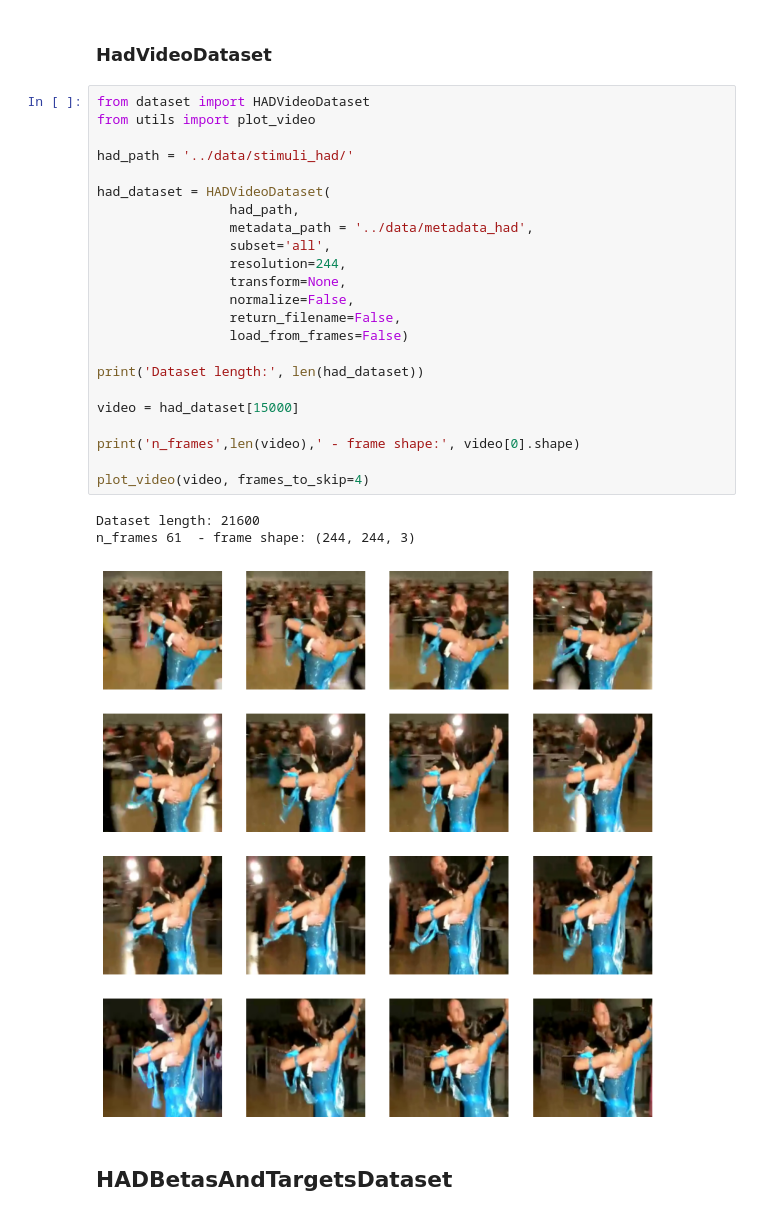
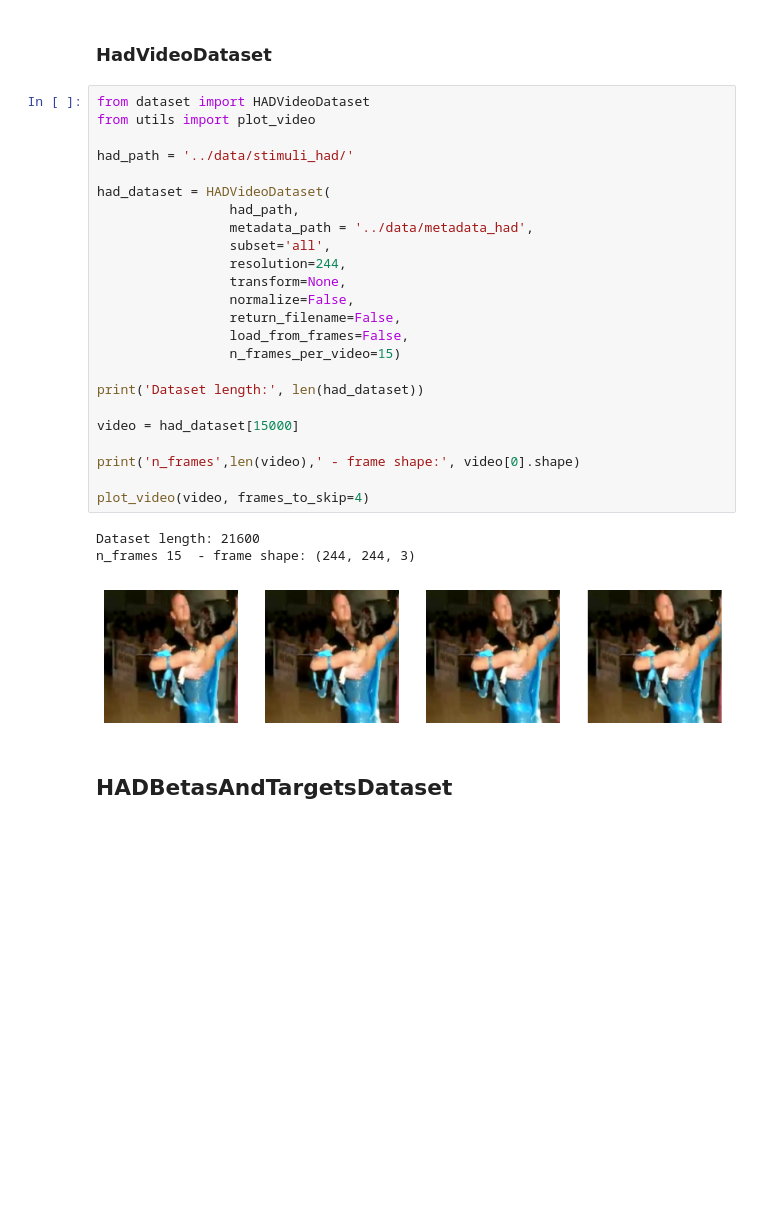
Before and after one commit to cfosco/brain2video, a Jupyter notebook: notebooks/test_datasets.ipynb, the cells around one changed output. Cells and saved outputs as stored; diff of their text form; blank space fills up the shorter version.

```diff
--- a/notebooks/test_datasets.ipynb
+++ b/notebooks/test_datasets.ipynb
@@ -101,30 +105,31 @@ IndexError: list index out of range
 # %%
 from dataset import HADVideoDataset
 from utils import plot_video
 
 had_path = '../data/stimuli_had/'
 
 had_dataset = HADVideoDataset(
                  had_path,
                  metadata_path = '../data/metadata_had',
                  subset='all',
                  resolution=244,
                  transform=None,
                  normalize=False,
                  return_filename=False,
-                 load_from_frames=False)
+                 load_from_frames=False,
+                 n_frames_per_video=15)
 
 print('Dataset length:', len(had_dataset))
 
 video = had_dataset[15000]
 
 print('n_frames',len(video),' - frame shape:', video[0].shape)
 
 plot_video(video, frames_to_skip=4)
 # %% [output]
 Dataset length: 21600
-n_frames 61  - frame shape: (244, 244, 3)
+n_frames 15  - frame shape: (244, 244, 3)
-[figure, old version]
+[figure, new version]
 # %% [markdown]
 ## HADBetasAndTargetsDataset
 # %%
```
Also changed, not shown: parts of 13 cells of this notebook, 18 other files.
